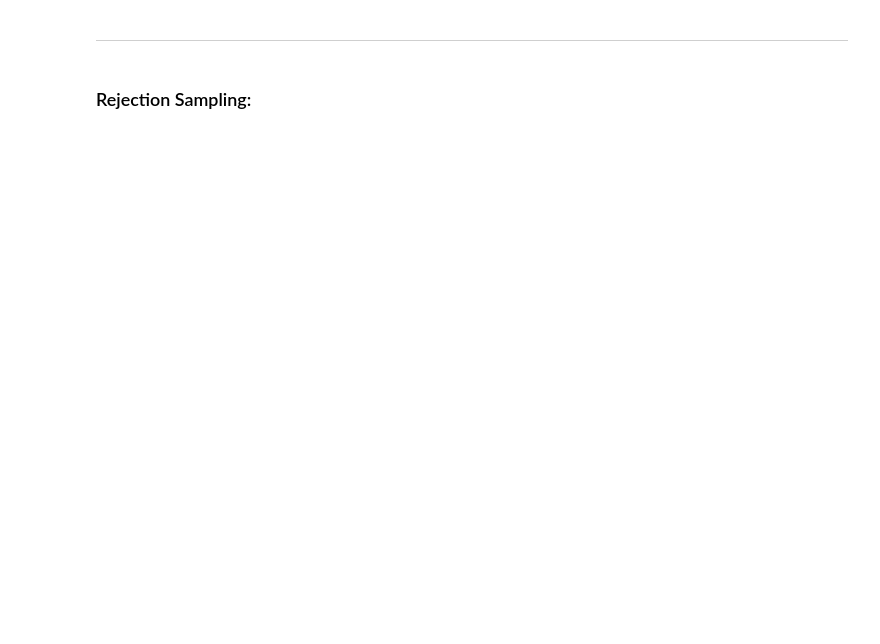
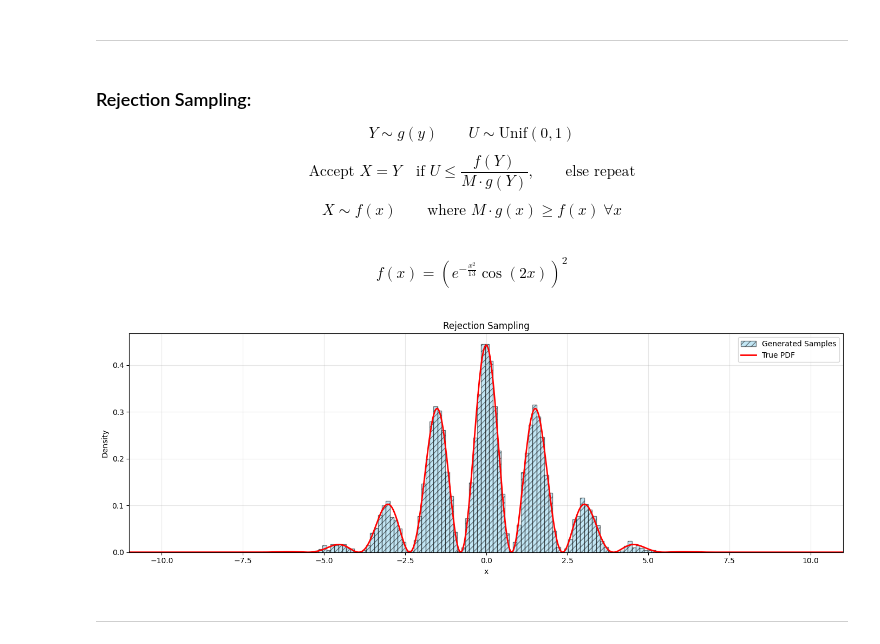
Before and after one commit to Japanese-Maple/Computational_Statistics, a Jupyter notebook: 4_Random_Number_Generation.ipynb, the cells around one changed output. Drawn from its saved outputs; the diff is of its cells as text; code cells hidden in the pictures; blank space fills up the shorter version.

```diff
--- a/4_Random_Number_Generation.ipynb
+++ b/4_Random_Number_Generation.ipynb
@@ -139,3 +155,65 @@ plt.show()
 ---
 # %% [markdown]
 ### Rejection Sampling:
+
+$$
+Y \sim g(y) \qquad U \sim \text{Unif}(0,1)
+$$
+
+$$
+\text{Accept } X = Y \quad \text{if } U \le \frac{f(Y)}{M \cdot g(Y)}, \qquad \text{else repeat}
+$$
+
+$$
+X \sim f(x) \qquad \text{where } M \cdot g(x) \ge f(x) \ \forall x
+$$
+# %%
+def rejection_sampling(pdf, xmin, xmax, M, size):
+
+    samples = []
+    while len(samples) < size:
+
+        y = np.random.uniform(xmin, xmax)     # Covers all functions - it might not be efficient though
+        alpha = pdf(y) / M
+        u = np.random.uniform(0, 1)
+        if u <= alpha:
+            samples.append(y)
+
+    return np.array(samples)
+# %% [markdown]
+$$f(x) = \left( e^{-\frac{x^2}{13}} \cos(2x) \right)^2$$
+# %%
+def pdf_rj(x):
+    return (np.exp(-x**2 / 13) * np.cos(2*x))**2
+
+def pdf_rj_normalized(pdf_rj, x_grid):
+    f = pdf_rj(x_grid)
+    c = np.trapz(f, x_grid)
+    return f/c
+# %%
+x_min, x_max = -11, 11
+x_grid = np.linspace(x_min, x_max, 1000)
+M = np.max(pdf_rj(x_grid))
+
+rejection_samples = rejection_sampling(pdf_rj, x_min, x_max, M, 7300)
+# %%
+fig, ax = plt.subplots(figsize=(14, 5))
+
+ax.hist(rejection_samples, bins=110, density=True,
+        alpha=0.5, color='skyblue', edgecolor=(0, 0, 0, 0.1), hatch='///', label='Generated Samples')
+ax.plot(x_grid, pdf_rj_normalized(pdf_rj, x_grid), 'r-', lw=2, label=r'True PDF')
+
+ax.set_xlim([x_min, x_max])
+ax.set_title('Rejection Sampling')
+ax.set_xlabel('x')
+ax.set_ylabel('Density')
+ax.grid(True, alpha=0.3)
+ax.legend()
+
+plt.tight_layout()
+plt.savefig('Outputs/Random_Number_Generation/Rejection_Sampling.png')
+plt.show()
+# %% [output]
+[figure, added]
+# %% [markdown]
+---
```
Also changed, not shown: parts of 7 cells of this notebook, 3 other files.
